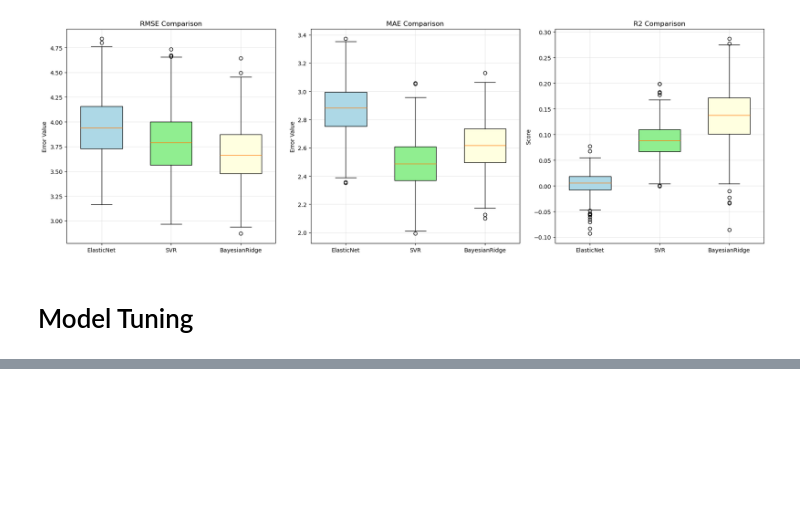
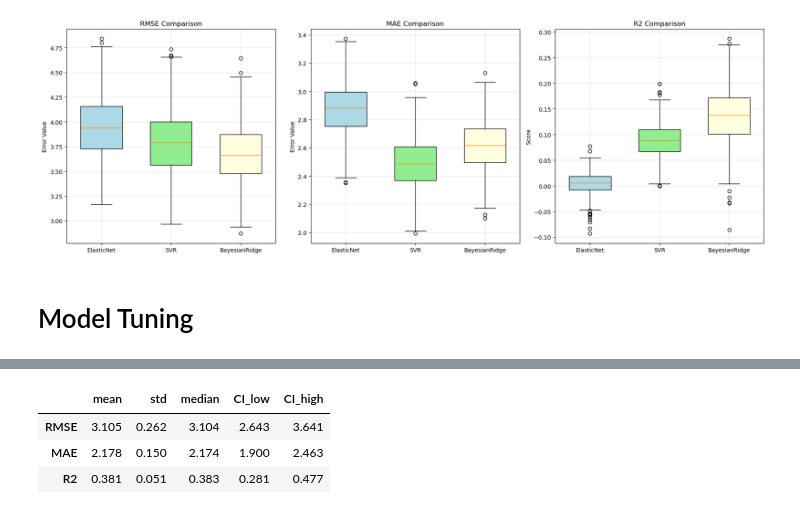
Before and after one commit to ikotsov/MLCB-Assignment-1, a Jupyter notebook: notebooks/model_analysis.ipynb, the cells around one changed output, grey strips where cells are left out. Saved outputs shown, nothing was run; the diff lists cells and outputs as text; code cells hidden in the pictures; blank space fills up the shorter version.

```diff
--- a/notebooks/model_analysis.ipynb
+++ b/notebooks/model_analysis.ipynb
@@ -233,0 +309,8 @@ compare_model_metrics(
+# %%
+optimal_bayesian_ridge_report_df = optimal_bayesian_ridge_evaluator.generate_report()
+optimal_bayesian_ridge_report_df.head()
+# %% [output]
+|  | mean | std | median | CI_low | CI_high |
+| RMSE | 3.105 | 0.262 | 3.104 | 2.643 | 3.641 |
+| MAE | 2.178 | 0.150 | 2.174 | 1.900 | 2.463 |
+| R2 | 0.381 | 0.051 | 0.383 | 0.281 | 0.477 |
```
Also changed, not shown: parts of 14 cells of this notebook, 3 other files.
